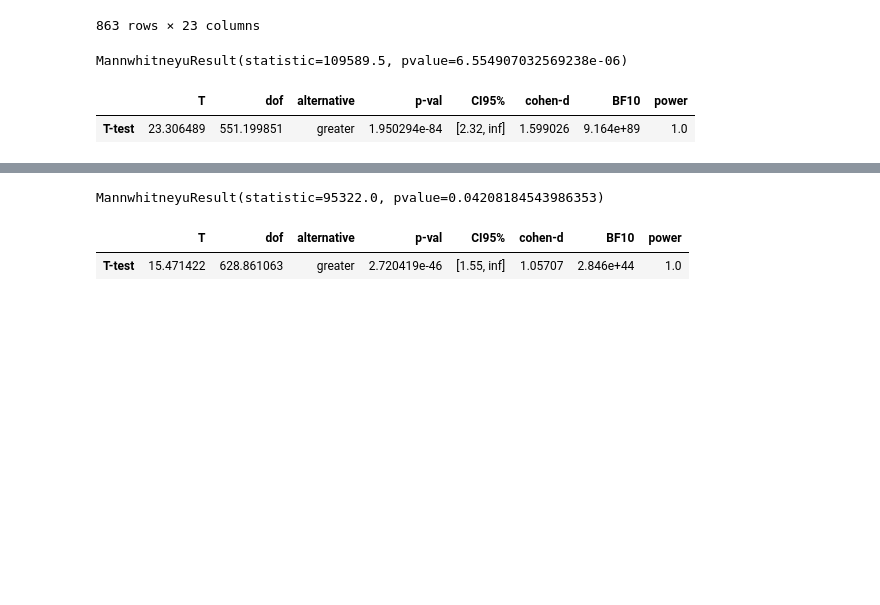
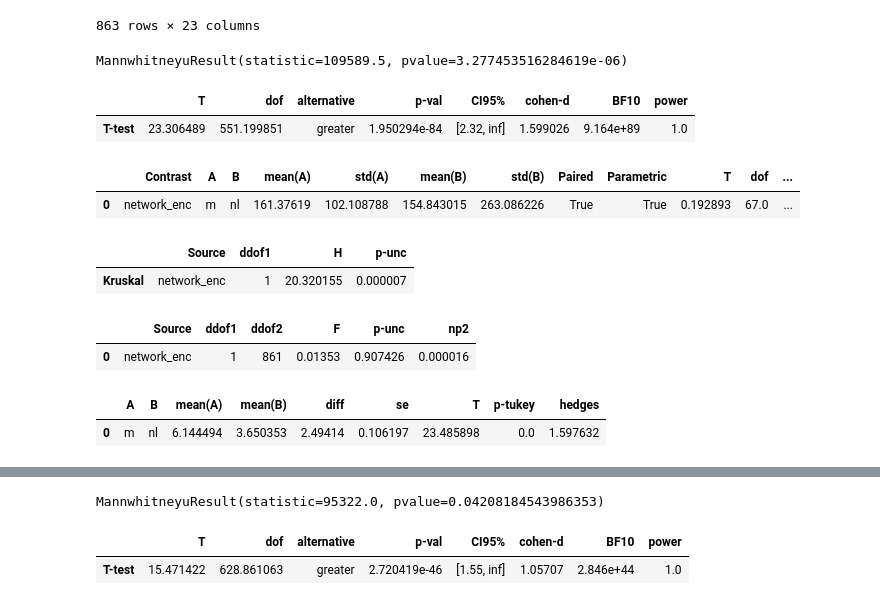
Before and after one commit to velitchko/graph-vis-evaluation-ext, a Jupyter notebook: python/Hypotheses.ipynb, the cells around one changed output, grey strips where cells are left out. Drawn from its saved outputs; the diff is of its cells as text; code cells hidden in the pictures; blank space fills up the shorter version.

```diff
--- a/python/Hypotheses.ipynb
+++ b/python/Hypotheses.ipynb
@@ -1739,16 +1824,36 @@ h6_m_si_nl_jp
 | 3971 | A | fd0eab90-ea5f-48cf-9796-8115762f1f51 | 4 | 37 | 4 | true | [] | [] | [] | ... |
 863 rows × 23 columns
 # %%
-# H0: M_SI[time] == NL_JP[time]
+# H0: M_SI[time] == NL_JP[time] 0.00000327 << 0.0065
 # H1: M_SI[time] !== NL_JP[time]
-mannwhitneyu(h6_m_df_si['time'], h6_nl_df_jp['time'], alternative="two-sided") # 0.00000460934 << 0.05 -> reject H0 assume not equal
+mannwhitneyu(h6_m_df_si['time'], h6_nl_df_jp['time'], alternative="greater") # 0.00000460934 << 0.05 -> reject H0 assume not equal
 # %% [output]
-MannwhitneyuResult(statistic=109589.5, pvalue=6.554907032569238e-06)
+MannwhitneyuResult(statistic=109589.5, pvalue=3.277453516284619e-06)
 # %%
 pg.ttest(h6_m_df_si['time_trans'], h6_nl_df_jp['time_trans'], alternative="greater", correction=True, confidence=0.95)
 # %% [output]
 |  | T | dof | alternative | p-val | CI95% | cohen-d | BF10 | power |
 | T-test | 23.306489 | 551.199851 | greater | 1.950294e-84 | [2.32, inf] | 1.599026 | 9.164e+89 | 1.0 |
+# %%
+pg.pairwise_ttests(data=h6_m_si_nl_jp, dv="time", within="network_enc", subject="id", parametric=True, alpha=0.05, alternative="greater", padjust="bonf", correction=True, return_desc=True)
+# %% [output]
+|  | Contrast | A | B | mean(A) | std(A) | mean(B) | std(B) | Paired | Parametric | T | dof | ... |
+| 0 | network_enc | m | nl | 161.37619 | 102.108788 | 154.843015 | 263.086226 | True | True | 0.192893 | 67.0 | ... |
+# %%
+pg.kruskal(data=h6_m_si_nl_jp, dv="time", between="network_enc")
+# %% [output]
+|  | Source | ddof1 | H | p-unc |
+| Kruskal | network_enc | 1 | 20.320155 | 0.000007 |
+# %%
+pg.anova(data=h6_m_si_nl_jp, dv="time", between="network_enc")
+# %% [output]
+|  | Source | ddof1 | ddof2 | F | p-unc | np2 |
+| 0 | network_enc | 1 | 861 | 0.01353 | 0.907426 | 0.000016 |
+# %%
+pg.pairwise_tukey(data=h6_m_si_nl_jp, dv="time_trans", between="network_enc")
+# %% [output]
+|  | A | B | mean(A) | mean(B) | diff | se | T | p-tukey | hedges |
+| 0 | m | nl | 6.144494 | 3.650353 | 2.49414 | 0.106197 | 23.485898 | 0.0 | 1.597632 |
 # %%
 h6_m_si_nl_an = pd.DataFrame()
 h6_m_si_nl_an = h6_m_si_nl_an.append(h6_m_df_si)
```
Also changed, not shown: parts of 42 cells of this notebook.
